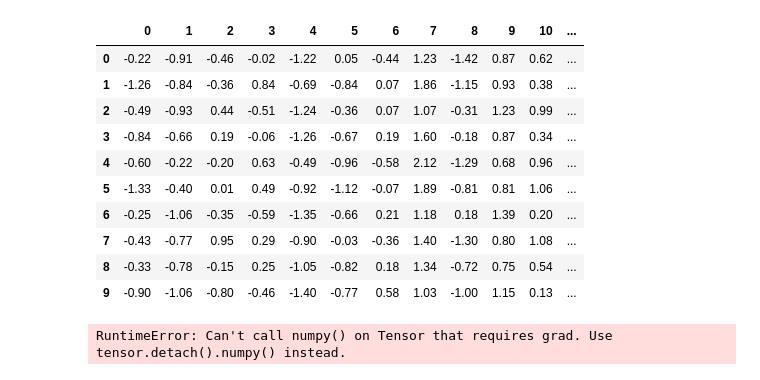
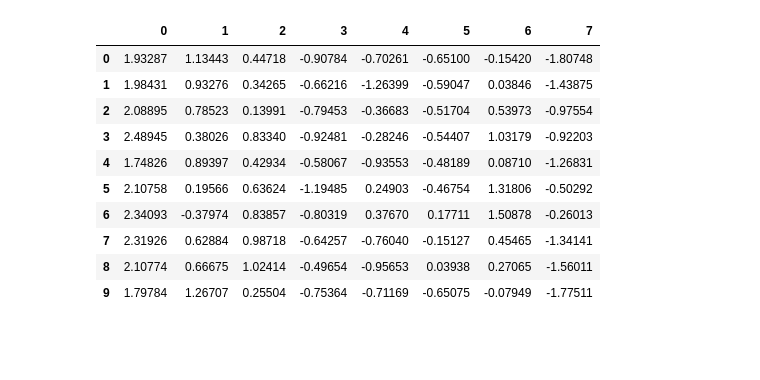
Before and after one commit to gabrielpetersson/simple-variational-auto-encoder, a Jupyter notebook: variational_auto_encoder_1.ipynb, the cells around one changed output. Cells and saved outputs as stored; diff of their text form; code cells hidden in the pictures; blank space fills up the shorter version.

```diff
--- a/variational_auto_encoder_1.ipynb
+++ b/variational_auto_encoder_1.ipynb
@@ -252,34 +262,34 @@ Epoch [5/10], Training Loss: 9667.1248, Validation Loss: 9338.3261
 # %%
 import pandas as pd
 zs = []
+
+model = VariationalAutoencoder().to("cuda")
+checkpoint = torch.load('/content/drive/MyDrive/model_checkpoints/vae_checkpoint.pth')
+model.load_state_dict(checkpoint['model_state_dict'])
 
 for i in range(10):
   model.eval()
   with torch.no_grad():
       images, _ = next(iter(test_loader))
       image = images[0].to("cuda").view(1,1,28,28)
       decoded, encoded, _, _ = model(image)
       #show_images(image[:1], decoded)
-      zs.append([round(x, 2) for x in encoded.tolist()[0]])
+      zs.append([round(x, 5) for x in encoded.tolist()[0]])
 
-pd.DataFrame(zs)
+original_df = pd.DataFrame(zs)
+df = original_df.copy()
+original_df
 
-# the digit 7 has very similar activations on col index 9 12 14
+# the digit 7 has very similar activations on col index 9 12 14, exploring what happens if we tweak those
 # %% [output]
-|  | 0 | 1 | 2 | 3 | 4 | 5 | 6 | 7 | 8 | 9 | 10 | ... |
-| 0 | -0.22 | -0.91 | -0.46 | -0.02 | -1.22 | 0.05 | -0.44 | 1.23 | -1.42 | 0.87 | 0.62 | ... |
-| 1 | -1.26 | -0.84 | -0.36 | 0.84 | -0.69 | -0.84 | 0.07 | 1.86 | -1.15 | 0.93 | 0.38 | ... |
-| 2 | -0.49 | -0.93 | 0.44 | -0.51 | -1.24 | -0.36 | 0.07 | 1.07 | -0.31 | 1.23 | 0.99 | ... |
-| 3 | -0.84 | -0.66 | 0.19 | -0.06 | -1.26 | -0.67 | 0.19 | 1.60 | -0.18 | 0.87 | 0.34 | ... |
-| 4 | -0.60 | -0.22 | -0.20 | 0.63 | -0.49 | -0.96 | -0.58 | 2.12 | -1.29 | 0.68 | 0.96 | ... |
-| 5 | -1.33 | -0.40 | 0.01 | 0.49 | -0.92 | -1.12 | -0.07 | 1.89 | -0.81 | 0.81 | 1.06 | ... |
-| 6 | -0.25 | -1.06 | -0.35 | -0.59 | -1.35 | -0.66 | 0.21 | 1.18 | 0.18 | 1.39 | 0.20 | ... |
-| 7 | -0.43 | -0.77 | 0.95 | 0.29 | -0.90 | -0.03 | -0.36 | 1.40 | -1.30 | 0.80 | 1.08 | ... |
-| 8 | -0.33 | -0.78 | -0.15 | 0.25 | -1.05 | -0.82 | 0.18 | 1.34 | -0.72 | 0.75 | 0.54 | ... |
-| 9 | -0.90 | -1.06 | -0.80 | -0.46 | -1.40 | -0.77 | 0.58 | 1.03 | -1.00 | 1.15 | 0.13 | ... |
+|  | 0 | 1 | 2 | 3 | 4 | 5 | 6 | 7 |
+| 0 | 1.93287 | 1.13443 | 0.44718 | -0.90784 | -0.70261 | -0.65100 | -0.15420 | -1.80748 |
+| 1 | 1.98431 | 0.93276 | 0.34265 | -0.66216 | -1.26399 | -0.59047 | 0.03846 | -1.43875 |
+| 2 | 2.08895 | 0.78523 | 0.13991 | -0.79453 | -0.36683 | -0.51704 | 0.53973 | -0.97554 |
+| 3 | 2.48945 | 0.38026 | 0.83340 | -0.92481 | -0.28246 | -0.54407 | 1.03179 | -0.92203 |
+| 4 | 1.74826 | 0.89397 | 0.42934 | -0.58067 | -0.93553 | -0.48189 | 0.08710 | -1.26831 |
+| 5 | 2.10758 | 0.19566 | 0.63624 | -1.19485 | 0.24903 | -0.46754 | 1.31806 | -0.50292 |
+| 6 | 2.34093 | -0.37974 | 0.83857 | -0.80319 | 0.37670 | 0.17711 | 1.50878 | -0.26013 |
+| 7 | 2.31926 | 0.62884 | 0.98718 | -0.64257 | -0.76040 | -0.15127 | 0.45465 | -1.34141 |
+| 8 | 2.10774 | 0.66675 | 1.02414 | -0.49654 | -0.95653 | 0.03938 | 0.27065 | -1.56011 |
+| 9 | 1.79784 | 1.26707 | 0.25504 | -0.75364 | -0.71169 | -0.65075 | -0.07949 | -1.77511 |
-# %%
-random_inputs = torch.zeros(10, bottleneck).to("cuda")
-outputs = model.decoder(random_inputs)
-show_images(outputs[:10], outputs[:10])
-# %% [output]
-RuntimeError: Can't call numpy() on Tensor that requires grad. Use tensor.detach().numpy() instead.
```
Also changed, not shown: parts of 7 cells of this notebook.
